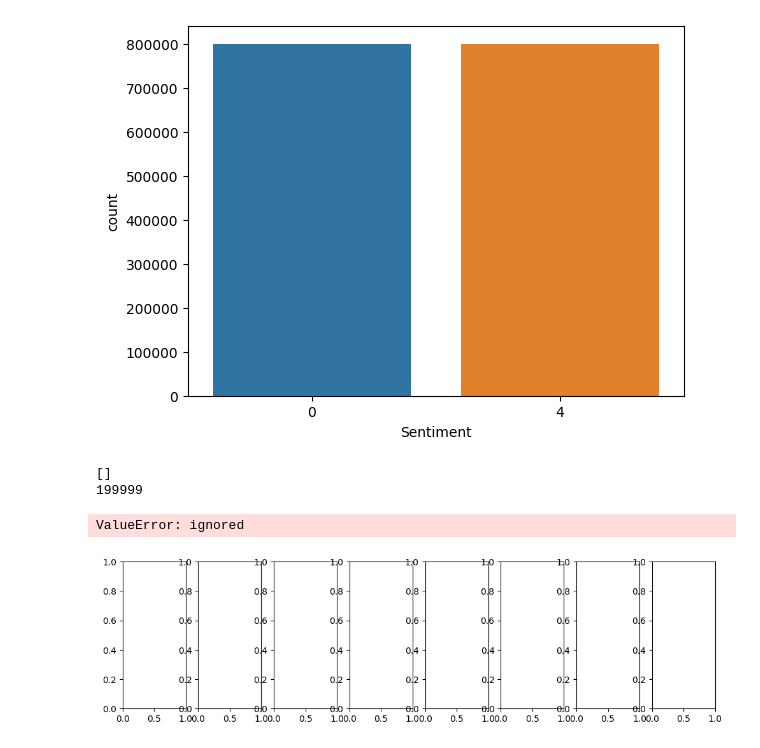
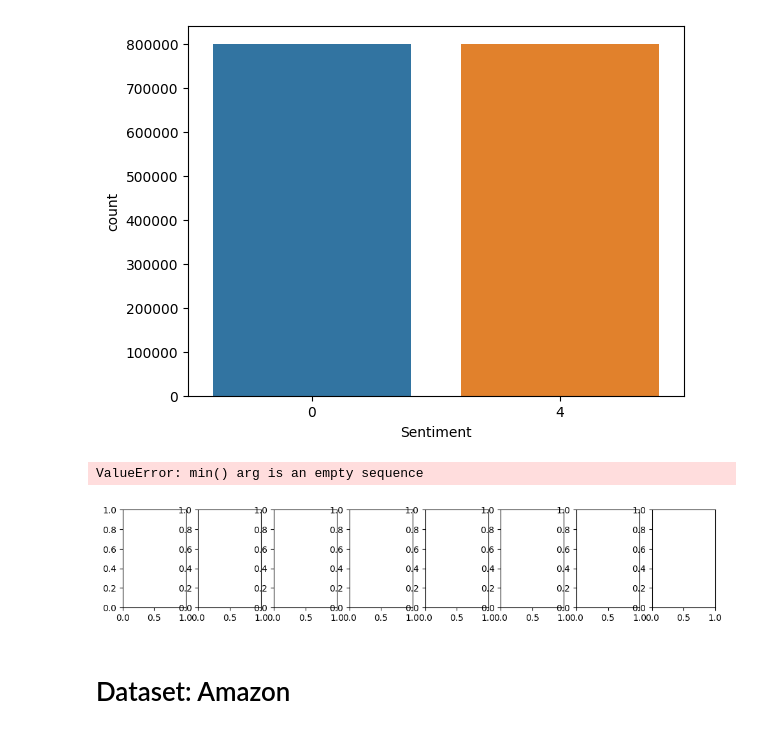
Before and after one commit to nklsKrmnn/LSC_Sentiment_Analysis, a Jupyter notebook: notebooks/ExploratoryDataAnalysis.ipynb, the cells around one changed output. Saved outputs shown, nothing was run; the diff lists cells and outputs as text; code cells hidden in the pictures.

```diff
--- a/notebooks/ExploratoryDataAnalysis.ipynb
+++ b/notebooks/ExploratoryDataAnalysis.ipynb
@@ -31,7 +27,7 @@ warnings.filterwarnings("ignore")
 # %% [markdown]
 # 1. Dataset: Movie Reviews
 # %%
-dataset_mr = pd.read_csv("./data/train.tsv", sep='\t')
+dataset_mr = pd.read_csv("../data/train.tsv", sep='\t')
 # %%
 dataset_mr.info()
 # %% [output]
@@ -117,7 +113,7 @@ def dataset_split(dataset: pd.DataFrame, n: int):
     """
     set_size = dataset.shape[0]/n
     subsets = []
-    for _ in range(n):
+    for _ in range(8):
         subsets.append(dataset.loc[_*set_size:(_+1)*set_size, :])
     return subsets
 # %%
@@ -203,6 +198,6 @@ import seaborn as sns
 # %%
-with open("./data/tweets.csv",encoding='latin_1', errors= 'ignore') as csvdatei:
-  dataset_tw = pd.read_csv(csvdatei, delimiter=',')
+with open("../data/tweets.csv") as csvdatei:
+    dataset_tw = pd.read_csv(csvdatei, delimiter=',')
 # %%
 dataset_tw.info()
 # %% [output]
@@ -300,16 +293,18 @@ def save_dataset(dataset, name, path):
     file_path = path + "/"+ name
     dataset.to_csv(path_or_buf=file_path, sep=";")
 # %%
+#
+
+import matplotlib.pyplot as plt
+
 subsets_tw = dataset_split(dataset_tw, 8)
 
 fig, axes = plt.subplots(1, len(subsets_tw), figsize=(12,3))
 for _, ax in enumerate(axes):
-    sns.countplot(x='Sentiment', data=subsets_tw[_], ax=ax, palette=['r'])
+    sns.countplot(x='Sentiment', data=subsets_tw[_], ax=ax)
     if (_ > 0):
         ax.get_yaxis().set_visible(False)
 # %% [output]
-[]
-199999
+ValueError: min() arg is an empty sequence
-ValueError: ignored
-[figure, old version]
+[figure, new version]
 # %%
@@ -327,3 +322,5 @@ save_dataset(subsets_tw[5], "Trainset_6.csv", dir_path)
 save_dataset(trainset_complete_tw, "Trainset_complete.csv", dir_path)
 save_dataset(subsets_tw[6], "Evaluationset.csv", dir_path)
 save_dataset(subsets_tw[7], "Testset.csv", dir_path)
+# %% [markdown]
+# Dataset: Amazon
```
Also changed, not shown: parts of 20 cells of this notebook.
